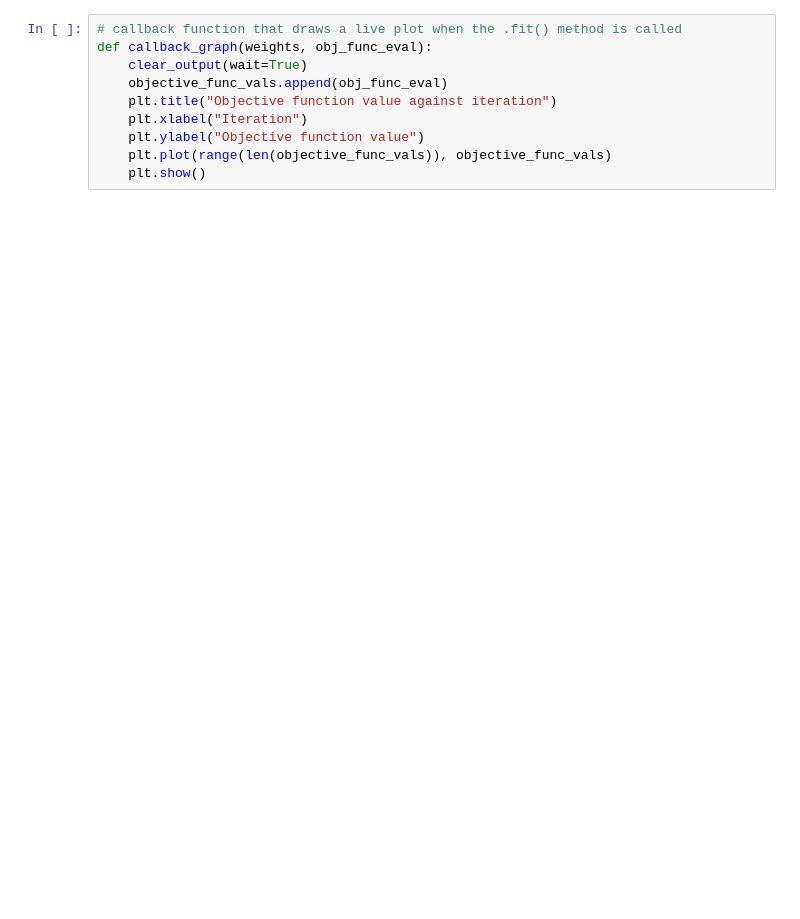
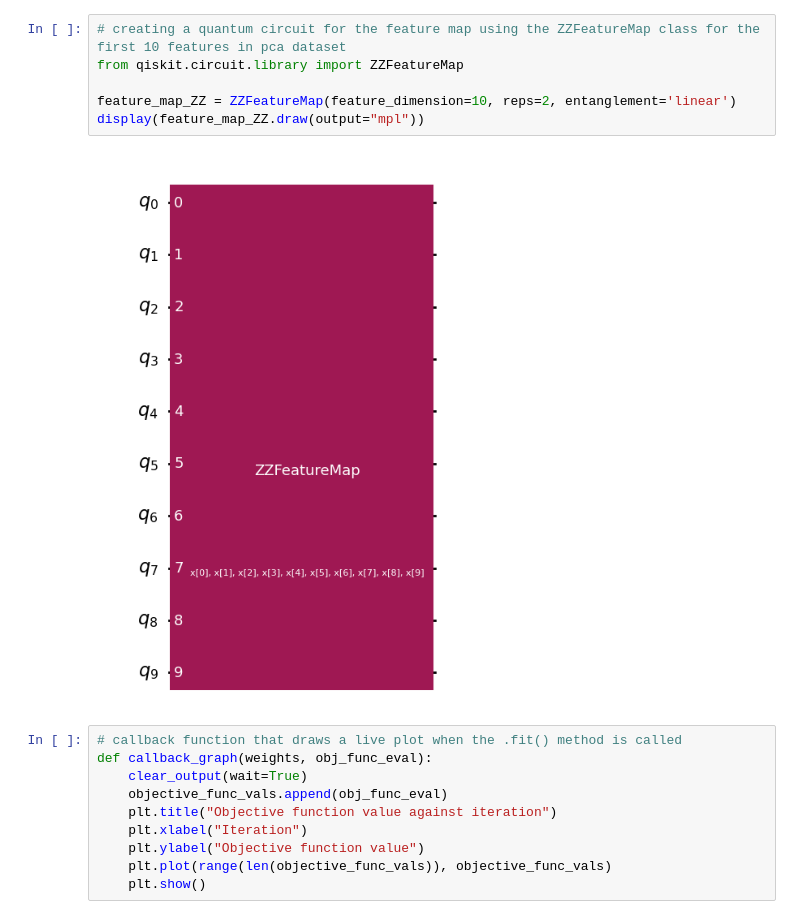
Before and after one commit to Al-Ashir-Intisar/quantum-computing, a Jupyter notebook: project_codes/Final_Project_VQC_vs_CNN.ipynb, the cells around one changed output. Saved outputs shown, nothing was run; the diff lists cells and outputs as text; blank space fills up the shorter version.

```diff
--- a/project_codes/Final_Project_VQC_vs_CNN.ipynb
+++ b/project_codes/Final_Project_VQC_vs_CNN.ipynb
@@ -114,6 +109,14 @@ feature_map = RawFeatureVector(num_features)
 display(feature_map.draw(output="mpl"))
 # %% [output]
 [figure]
+# %%
+# creating a quantum circuit for the feature map using the ZZFeatureMap class for the first 10 features in pca dataset
+from qiskit.circuit.library import ZZFeatureMap
+
+feature_map_ZZ = ZZFeatureMap(feature_dimension=10, reps=2, entanglement='linear')
+display(feature_map_ZZ.draw(output="mpl"))
+# %% [output]
+[figure, added]
 # %%
 # callback function that draws a live plot when the .fit() method is called
 def callback_graph(weights, obj_func_eval):
```
Also changed, not shown: parts of 34 cells of this notebook.
